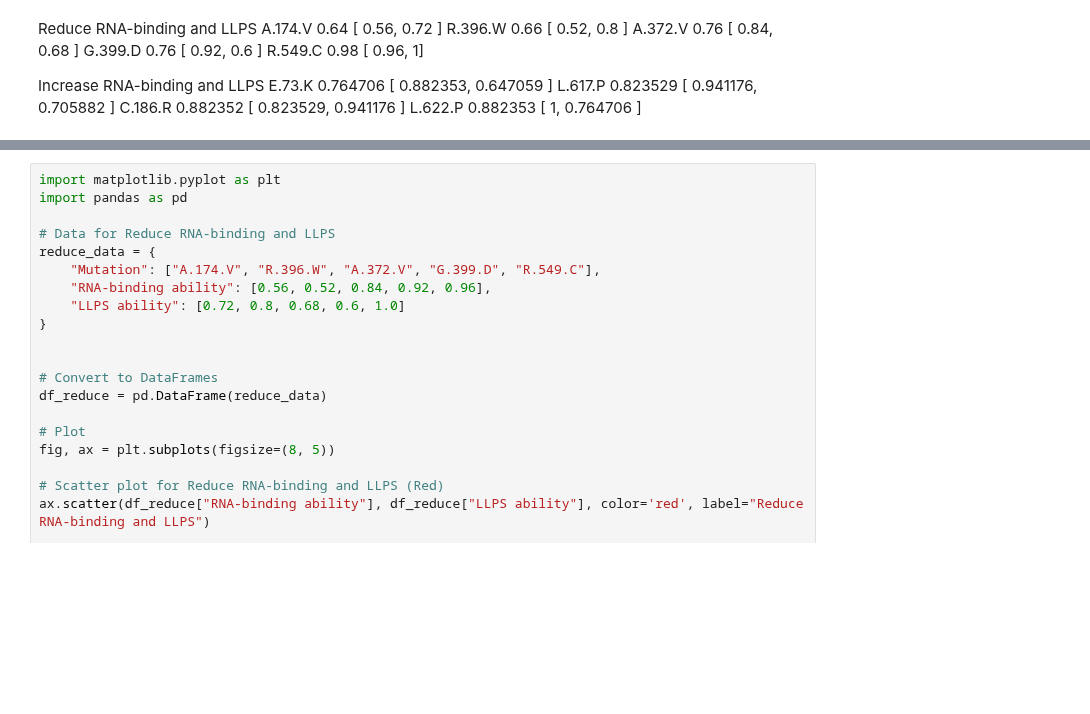
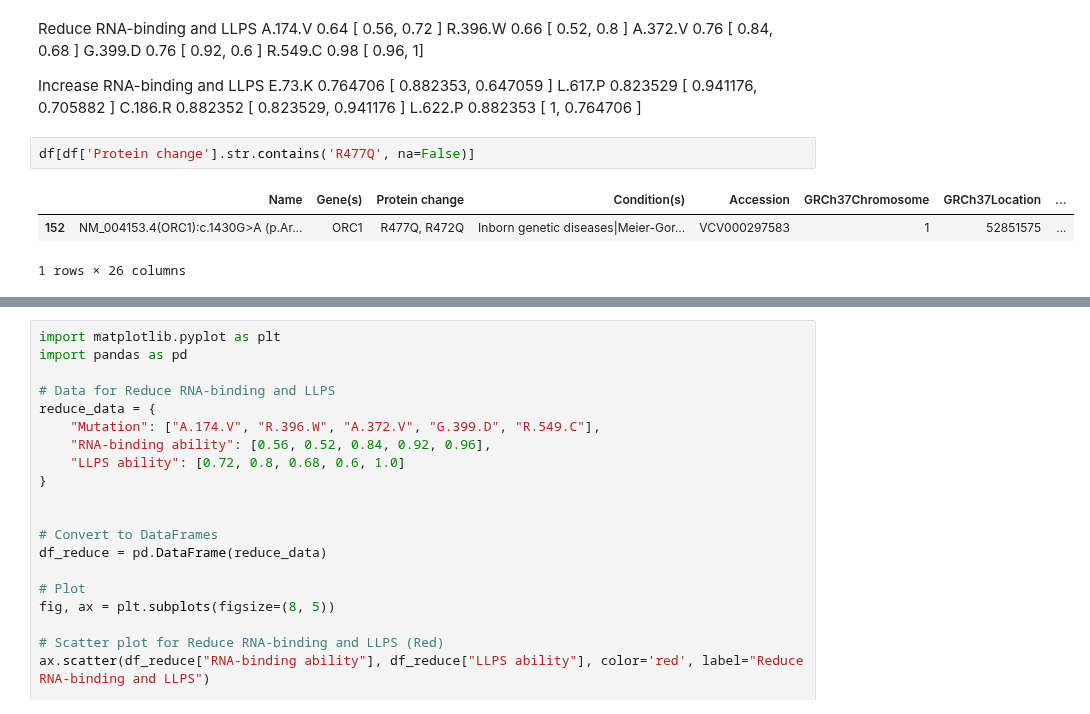
Before and after one commit to Lopatushka/ORC1, a Jupyter notebook: clinvar_analysis.ipynb, the cells around one changed output, grey strips where cells are left out. Drawn from its saved outputs; the diff is of its cells as text; blank space fills up the shorter version.

```diff
--- a/clinvar_analysis.ipynb
+++ b/clinvar_analysis.ipynb
@@ -790,3 +865,9 @@ E.73.K 0.764706  [ 0.882353, 0.647059 ]
 L.617.P 0.823529 [ 0.941176, 0.705882 ]
 C.186.R 0.882352 [ 0.823529, 0.941176 ]
 L.622.P 0.882353 [ 1, 0.764706 ]
+# %%
+df[df['Protein change'].str.contains('R477Q', na=False)]
+# %% [output]
+|  | Name | Gene(s) | Protein change | Condition(s) | Accession | GRCh37Chromosome | GRCh37Location | ... |
+| 152 | NM_004153.4(ORC1):c.1430G>A (p.Ar... | ORC1 | R477Q, R472Q | Inborn genetic diseases|Meier-Gor... | VCV000297583 | 1 | 52851575 | ... |
+1 rows × 26 columns
```
Also changed, not shown: parts of 20 cells of this notebook.
